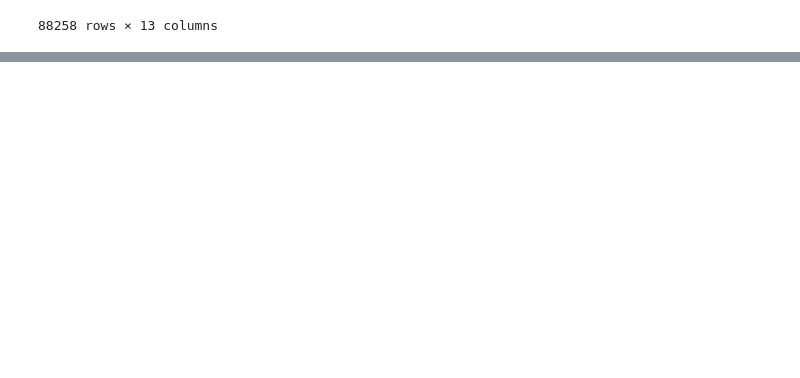
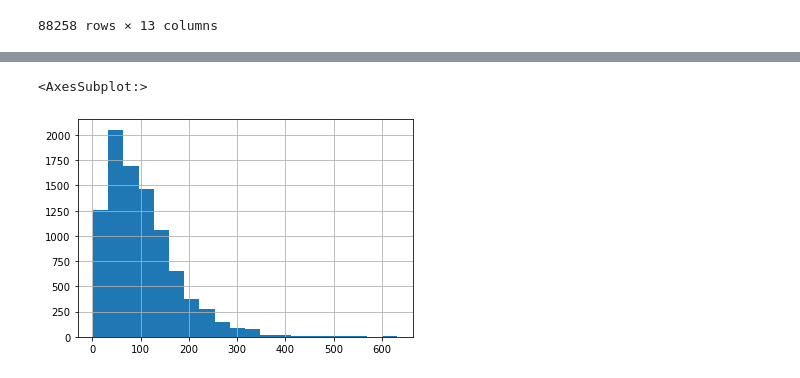
Before and after one commit to josephko91/anthropogenic-heat-la, a Jupyter notebook: traffic.ipynb, the cells around one changed output, grey strips where cells are left out. Saved outputs shown, nothing was run; the diff lists cells and outputs as text; code cells hidden in the pictures; blank space fills up the shorter version.

```diff
--- a/traffic.ipynb
+++ b/traffic.ipynb
@@ -51,0 +70,23 @@ link_inv_gdf.to_file('/Users/josephko/USC/Research/Anthropogenic Heat/adms/link_
+# %%
+# create links inventory with no duplicates
+link_inv_gdf_unique = link_inv_gdf.drop_duplicates(subset=['link_id'])
+
+# merge traffic count data with link attribute inventory
+merged_df = traffic_df.merge(link_inv_gdf_unique, on='link_id', how='left')
+merged_gdf = gpd.GeoDataFrame(merged_df)
+
+# # remove duplicate columns
+# traffic_gdf = merged_gdf.drop(columns=['hour_local_y', 'volume_y'])
+
+# # rename columns
+# traffic_gdf.rename(columns={'hour_local_x':'hour_local', 'volume_x':'volume'}, inplace=True)
+
+# # groupby to remove duplicates (choose first match)
+# traffic_gdf = merged_gdf.groupy(
+
+# # remove unnecessary columns (for now)
+# traffic_gdf = merged_gdf.drop(columns=['agency', 'city', 'start_location_lng', 'link_type', 'num_lanes', 'direction', 'start_location_lat', 'postmile', 'on_street', 'from_street', 'to_street'])
+
+# # drop duplicate rows
+# traffic_gdf.drop_duplicates(inplace=True)
+# traffic_gdf
@@ -51,0 +109,7 @@ link_inv_gdf.to_file('/Users/josephko/USC/Research/Anthropogenic Heat/adms/link_
+# %%
+# Import los angeles county boundary
+la_county_hoods = gpd.read_file('/Users/josephko/USC/Research/Anthropogenic Heat/boundaries/la_bound_nbhd.geojson')
+
+# filter out points outside of la county
+# traffic_gdf = traffic_gdf.sjoin(la_county_hoods)
+traffic_gdf = merged_gdf.sjoin(la_county_hoods)
@@ -51,0 +127,9 @@ link_inv_gdf.to_file('/Users/josephko/USC/Research/Anthropogenic Heat/adms/link_
+# %%
+# visualize morning (8am) traffic in local roads only
+traffic_local = traffic_gdf[(traffic_gdf.link_type == 'ARTERIAL') & (traffic_gdf.volume > 0)]
+ax = traffic_local.plot(figsize=(10,10), column='volume', alpha=0.8, cmap='YlOrRd',
+                           vmin = 0, vmax = 500, legend=True)
+ax.get_xaxis().get_major_formatter().set_useOffset(False)
+ctx.add_basemap(ax, source=ctx.providers.Stamen.Toner, crs='EPSG:4326')
+ax.xaxis.set_major_formatter(FormatStrFormatter('%.3f'))
+ax.yaxis.set_major_formatter(FormatStrFormatter('%.3f'))
@@ -51,0 +149,6 @@ link_inv_gdf.to_file('/Users/josephko/USC/Research/Anthropogenic Heat/adms/link_
+# %%
+# arterial traffic volume distribution
+traffic_local.volume.hist(bins=20)
+# %% [output]
+<AxesSubplot:>
+[figure, added]
```
Also changed, not shown: parts of 6 cells of this notebook.
